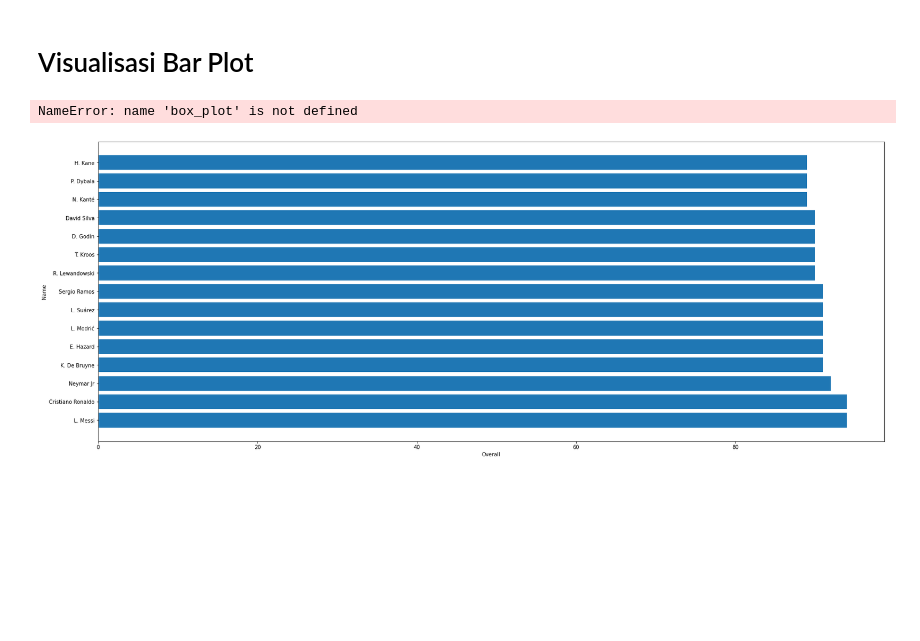
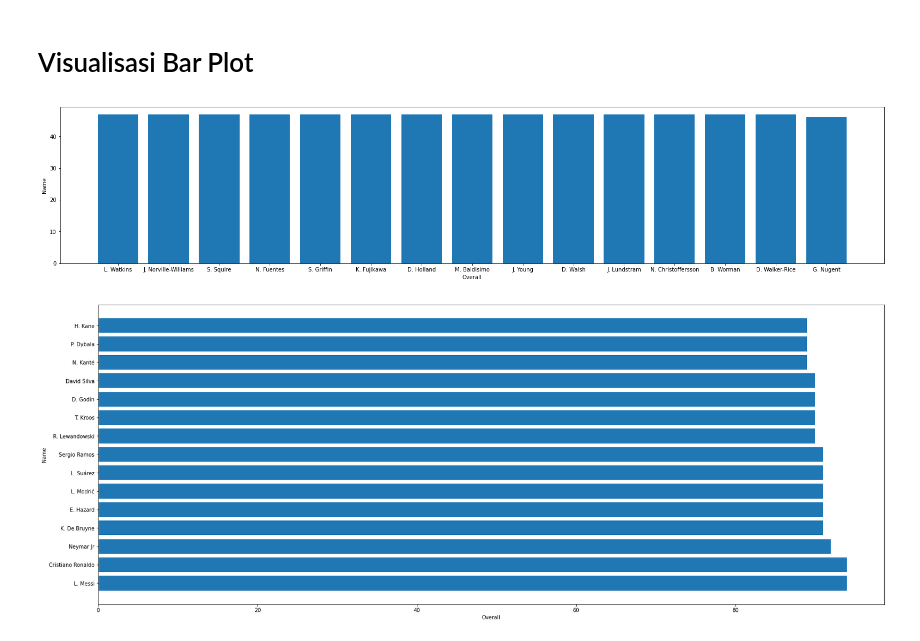
Before and after one commit to Raditya1804/h8dsft_Visualization, a Jupyter notebook: h8dsft_visualization.ipynb, the cells around one changed output. Cells and saved outputs as stored; diff of their text form; code cells hidden in the pictures; blank space fills up the shorter version.

Commit message:
h8dsft_visualization

```diff
--- a/h8dsft_visualization.ipynb
+++ b/h8dsft_visualization.ipynb
@@ -318,15 +246,15 @@ fifa_c
 # %% [markdown]
 # Visualisasi Bar Plot
 # %%
-barplot = box_plot.tail(15)
+barplot = fifa_c.tail(15)
 
 fig = plt.figure(figsize=(21,4))
 ax = fig.add_axes([0,0,1,1])
 ax.set_xlabel('Overall')
 ax.set_ylabel('Name')
 
 ax.bar(barplot['Name'],barplot['Overall'])
 plt.show()
 # %% [output]
-NameError: name 'box_plot' is not defined
+[figure, added]
 # %%
```
Also changed, not shown: parts of 7 cells of this notebook.
